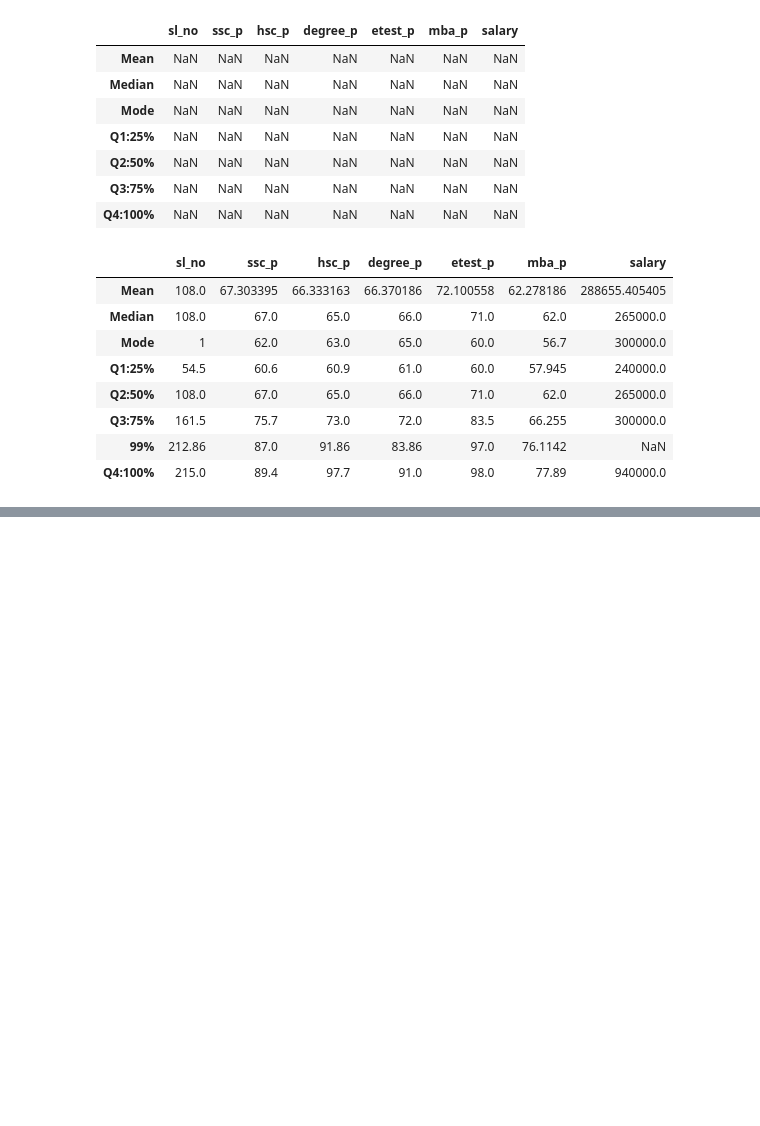
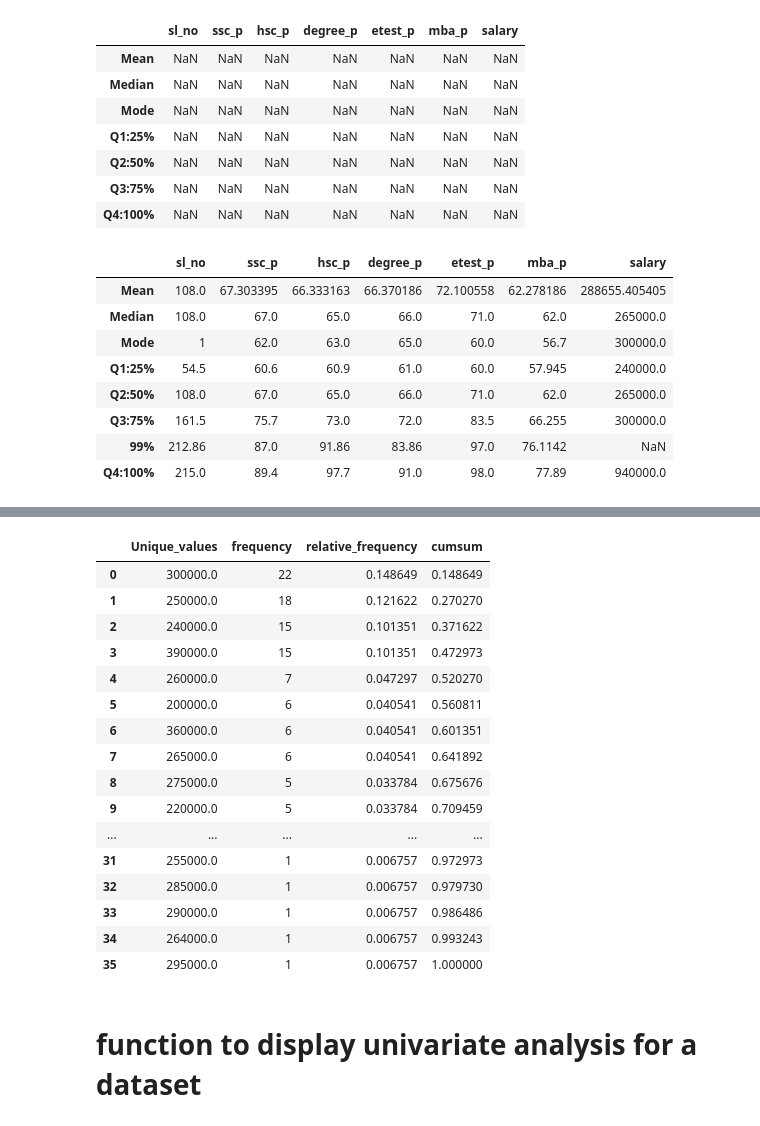
Before and after one commit to rajicoding/Data_Science, a Jupyter notebook: Week 5_Univariate Analysis/2.CentralTendency/Central Tendency.ipynb, the cells around one changed output, grey strips where cells are left out. Cells and saved outputs as stored; diff of their text form; code cells hidden in the pictures; blank space fills up the shorter version.

```diff
--- a/Week 5_Univariate Analysis/2.CentralTendency/Central Tendency.ipynb
+++ b/Week 5_Univariate Analysis/2.CentralTendency/Central Tendency.ipynb
@@ -289,0 +381,2 @@ descriptive
+# %%
+freq_table = pd.DataFrame(columns=["Unique_values","frequency","relative_frequency","cumsum"])
@@ -289,0 +387,5 @@ descriptive
+# %%
+freq_table["Unique_values"] = dataset["ssc_p"].value_counts().index
+freq_table["frequency"] = dataset["ssc_p"].value_counts().values
+freq_table["relative_frequency"] = (freq_table["frequency"]/103)
+freq_table["cumsum"] = freq_table["relative_frequency"].cumsum()
@@ -289,0 +426,9 @@ descriptive
+# %%
+def freqtable(columnName,dataset):
+    freq_table = pd.DataFrame(columns=["Unique_values","frequency","relative_frequency","cumsum"])
+    freq_table["Unique_values"] = dataset[columnName].value_counts().index
+    freq_table["frequency"] = dataset[columnName].value_counts().values
+    freq_table["relative_frequency"] = (freq_table["frequency"]/dataset[columnName].count())
+    # dividing it  by dataset[columnName].count() will update the count according to number of values in the column instead of specify it explicitly
+    freq_table["cumsum"] = freq_table["relative_frequency"].cumsum()
+    return freq_table
@@ -289,0 +451,22 @@ descriptive
+# %%
+freqtable("salary",dataset)
+# %% [output]
+|  | Unique_values | frequency | relative_frequency | cumsum |
+| 0 | 300000.0 | 22 | 0.148649 | 0.148649 |
+| 1 | 250000.0 | 18 | 0.121622 | 0.270270 |
+| 2 | 240000.0 | 15 | 0.101351 | 0.371622 |
+| 3 | 390000.0 | 15 | 0.101351 | 0.472973 |
+| 4 | 260000.0 | 7 | 0.047297 | 0.520270 |
+| 5 | 200000.0 | 6 | 0.040541 | 0.560811 |
+| 6 | 360000.0 | 6 | 0.040541 | 0.601351 |
+| 7 | 265000.0 | 6 | 0.040541 | 0.641892 |
+| 8 | 275000.0 | 5 | 0.033784 | 0.675676 |
+| 9 | 220000.0 | 5 | 0.033784 | 0.709459 |
+| ... | ... | ... | ... | ... |
+| 31 | 255000.0 | 1 | 0.006757 | 0.972973 |
+| 32 | 285000.0 | 1 | 0.006757 | 0.979730 |
+| 33 | 290000.0 | 1 | 0.006757 | 0.986486 |
+| 34 | 264000.0 | 1 | 0.006757 | 0.993243 |
+| 35 | 295000.0 | 1 | 0.006757 | 1.000000 |
+# %% [markdown]
+# function to display univariate analysis for a dataset
```
Also changed, not shown: parts of 30 cells of this notebook, 2 other files.
